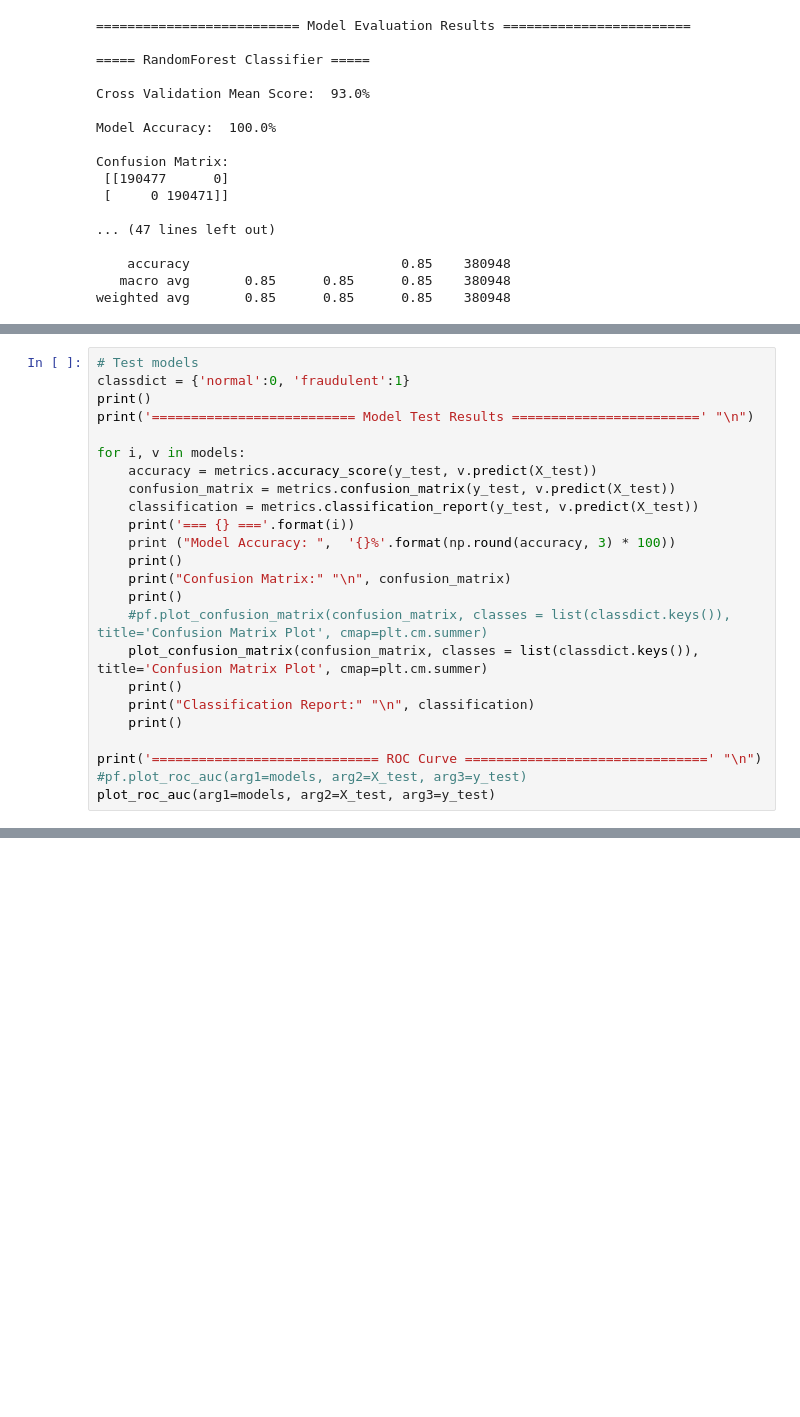
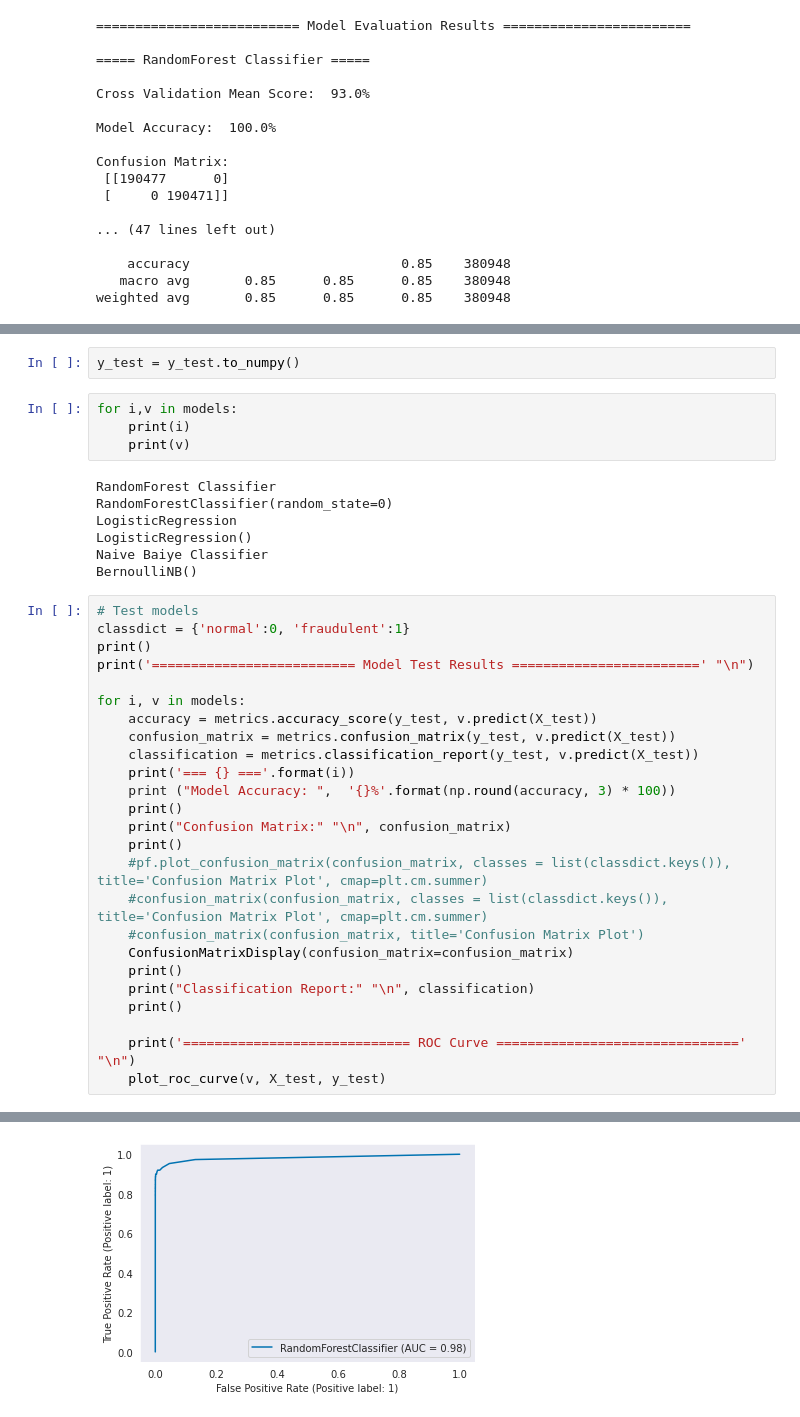
Before and after one commit to hsatyajit/MLProjects, a Jupyter notebook: Credit_card_transactions_fraud_detection.ipynb, the cells around one changed output, grey strips where cells are left out. Cells and saved outputs as stored; diff of their text form; blank space fills up the shorter version.

```diff
--- a/Credit_card_transactions_fraud_detection.ipynb
+++ b/Credit_card_transactions_fraud_detection.ipynb
@@ -166,3 +185,16 @@ weighted avg       0.85      0.85      0.85    380948
+# %%
+y_test = y_test.to_numpy()
+# %%
+for i,v in models:
+    print(i)
+    print(v)
+# %% [output]
+RandomForest Classifier
+RandomForestClassifier(random_state=0)
+LogisticRegression
+LogisticRegression()
+Naive Baiye Classifier
+BernoulliNB()
 # %%
 # Test models
 classdict = {'normal':0, 'fraudulent':1}
@@ -179,11 +211,13 @@ for i, v in models:
     print("Confusion Matrix:" "\n", confusion_matrix)
     print()
     #pf.plot_confusion_matrix(confusion_matrix, classes = list(classdict.keys()), title='Confusion Matrix Plot', cmap=plt.cm.summer)
-    plot_confusion_matrix(confusion_matrix, classes = list(classdict.keys()), title='Confusion Matrix Plot', cmap=plt.cm.summer)
+    #confusion_matrix(confusion_matrix, classes = list(classdict.keys()), title='Confusion Matrix Plot', cmap=plt.cm.summer)
+    #confusion_matrix(confusion_matrix, title='Confusion Matrix Plot')
+    ConfusionMatrixDisplay(confusion_matrix=confusion_matrix)
     print()
     print("Classification Report:" "\n", classification)
     print()
 
-print('============================= ROC Curve ===============================' "\n")
-#pf.plot_roc_auc(arg1=models, arg2=X_test, arg3=y_test)
-plot_roc_auc(arg1=models, arg2=X_test, arg3=y_test)
+    print('============================= ROC Curve ===============================' "\n")
+    plot_roc_curve(v, X_test, y_test)
+# %% [output]
@@ -189,0 +281 @@ plot_roc_auc(arg1=models, arg2=X_test, arg3=y_test)
+[figure, added]
```
Also changed, not shown: parts of 3 cells of this notebook.
